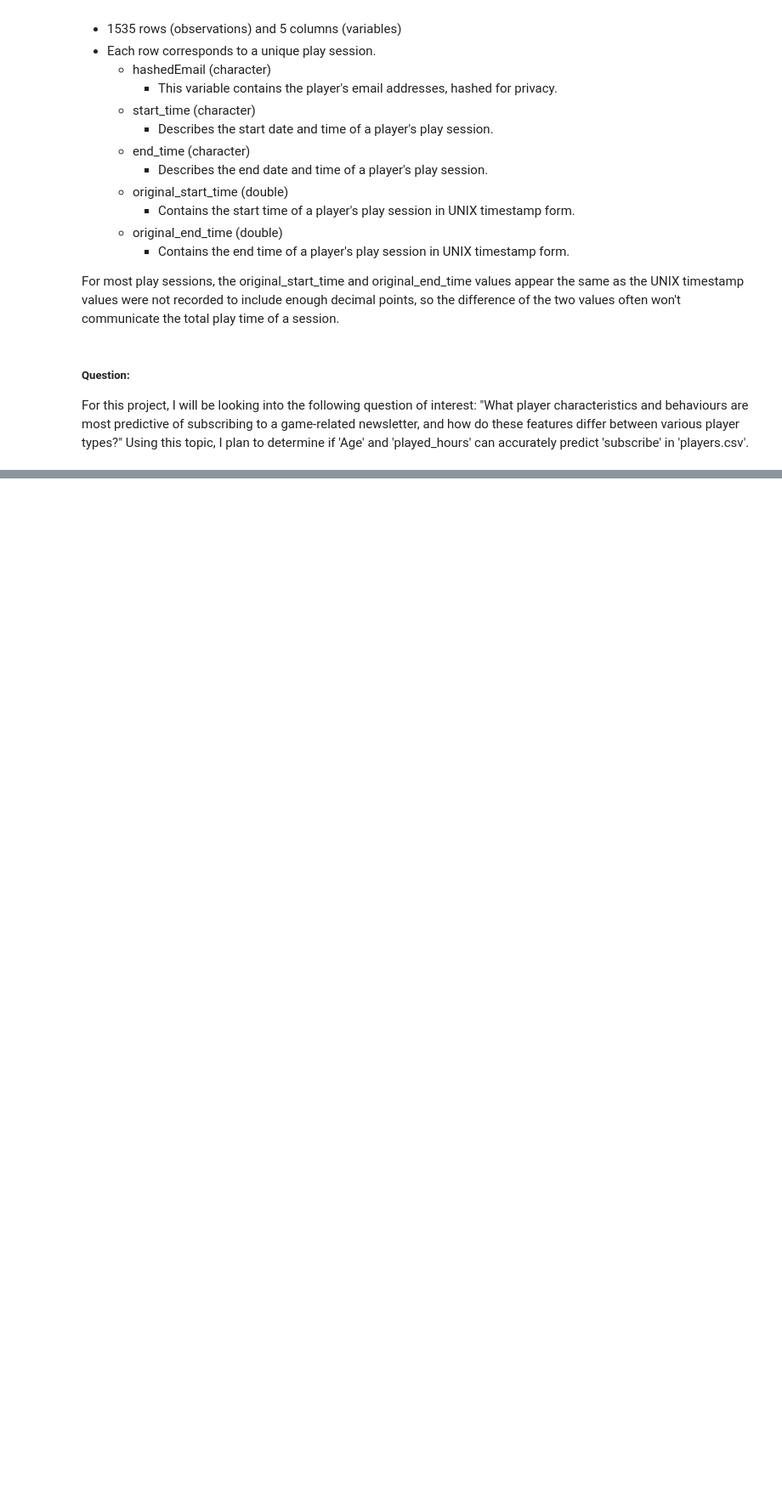
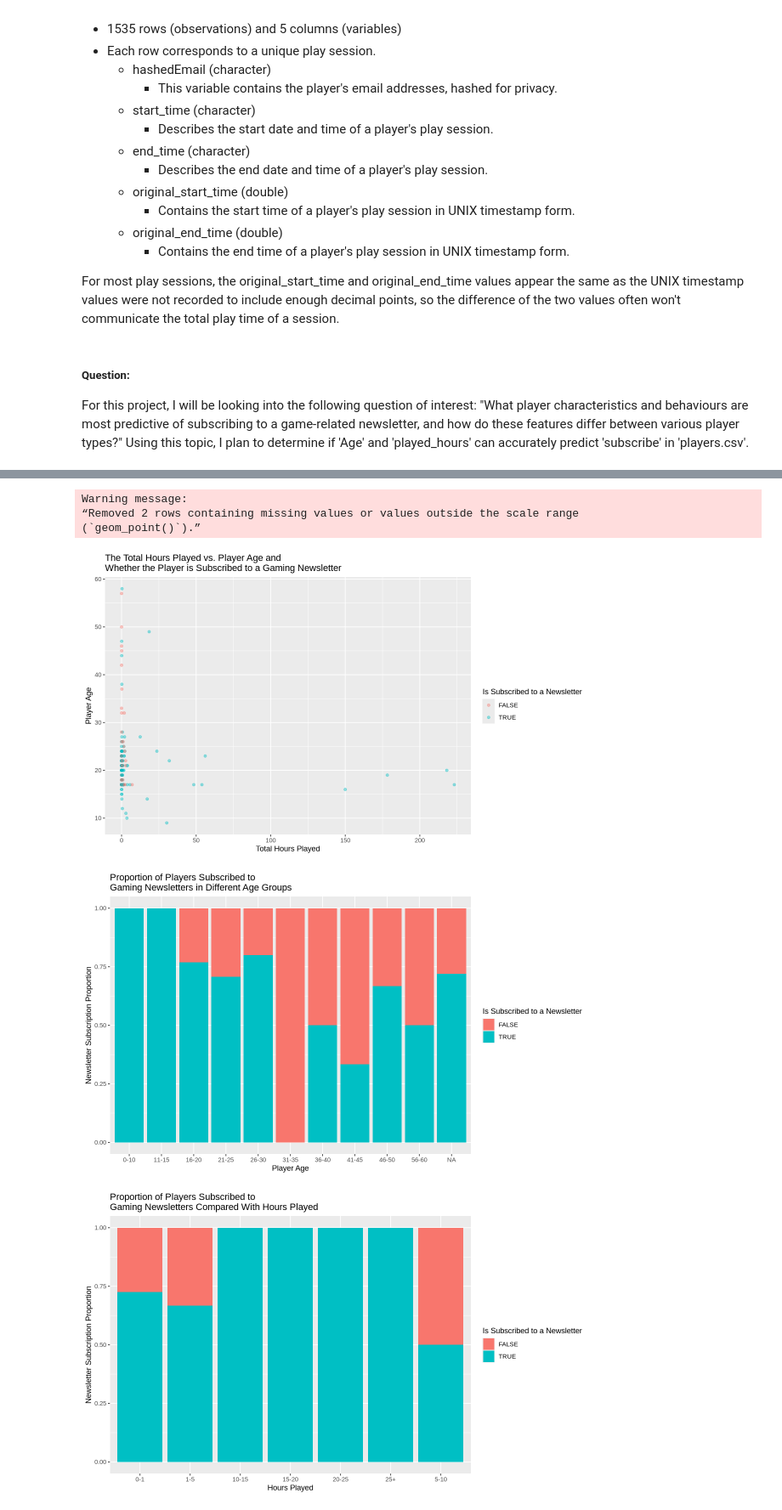
Before and after one commit to Euan-Mushens/Group20DSCIProjectEM, a Jupyter notebook: IndividualProjectPlanning.ipynb, the cells around one changed output, grey strips where cells are left out. Shown at 85% size. Saved outputs shown, nothing was run; the diff lists cells and outputs as text; code cells hidden in the pictures; blank space fills up the shorter version.

Commit message:
Data wrangled and visualizations added

```diff
--- a/IndividualProjectPlanning.ipynb
+++ b/IndividualProjectPlanning.ipynb
@@ -78,0 +92,63 @@ For this project, I will be looking into the following question of interest: "Wh
+# %%
+# players.csv is already pretty tidy, I will only rename the hashedEmail column
+# so that the column titles follow similar convention.
+tidy_players <- players |>
+    rename(hashed_email = hashedEmail)
+
+grouped_players <- tidy_players |>
+    mutate(age_group = dplyr::case_when(Age <= 10 ~ "0-10", Age > 10 & Age <= 15 ~ "11-15",
+                                        Age > 15 & Age <= 20 ~ "16-20",
+                                        Age > 21 & Age <= 25 ~ "21-25",
+                                        Age > 26 & Age <= 30 ~ "26-30",
+                                        Age > 31 & Age <= 35 ~ "31-35",
+                                        Age > 36 & Age <= 40 ~ "36-40",
+                                        Age > 41 & Age <= 45 ~ "41-45",
+                                        Age > 46 & Age <= 50 ~ "46-50",
+                                        Age > 51 & Age <= 55 ~ "51-55",
+                                        Age > 56 & Age <= 60 ~ "56-60"),
+          hours_group = dplyr::case_when(played_hours <= 1 ~ "0-1",
+                                        played_hours > 1 & played_hours <= 5 ~ "1-5",
+                                        played_hours > 5 & played_hours <= 10 ~ "5-10",
+                                        played_hours > 10 & played_hours <= 15 ~ "10-15",
+                                        played_hours > 15 & played_hours <= 20 ~ "15-20",
+                                        played_hours > 20 & played_hours <= 25 ~ "20-25",
+                                        played_hours > 25 ~ "25+",))
+
+options(repr.plot.width = 10, repr.plot.height = 6)
+
+players_age_plot <- ggplot(tidy_players, aes(x = played_hours, y = Age, color = subscribe)) +
+    geom_point(alpha = 0.4) +
+    xlab("Total Hours Played") +
+   ylab("Player Age") +
+   labs(color = "Is Subscribed to a Newsletter") +
+   ggtitle("The Total Hours Played vs. Player Age and
+Whether the Player is Subscribed to a Gaming Newsletter")
+
+players_age_bar_plot <- grouped_players |>
+   ggplot(aes(x = age_group, fill = subscribe)) +
+   geom_bar(position = 'fill') +
+   xlab("Player Age") +
+   ylab("Newsletter Subscription Proportion") +
+   labs(fill = "Is Subscribed to a Newsletter") +
+   ggtitle("Proportion of Players Subscribed to
+Gaming Newsletters in Different Age Groups")
+
+players_hours_bar_plot <- grouped_players |>
+   ggplot(aes(x = hours_group, fill = subscribe)) +
+   geom_bar(position = 'fill') +
+   xlab("Hours Played") +
+   ylab("Newsletter Subscription Proportion") +
+   labs(fill = "Is Subscribed to a Newsletter") +
+   ggtitle("Proportion of Players Subscribed to
+Gaming Newsletters Compared With Hours Played")
+
+players_age_plot
+players_age_bar_plot
+players_hours_bar_plot
+# %% [output]
+Warning message:
+“Removed 2 rows containing missing values or values outside the scale range
+(`geom_point()`).”
+[figure, added]
+[figure, added]
+[figure, added]
```
Also changed, not shown: parts of 5 cells of this notebook.
